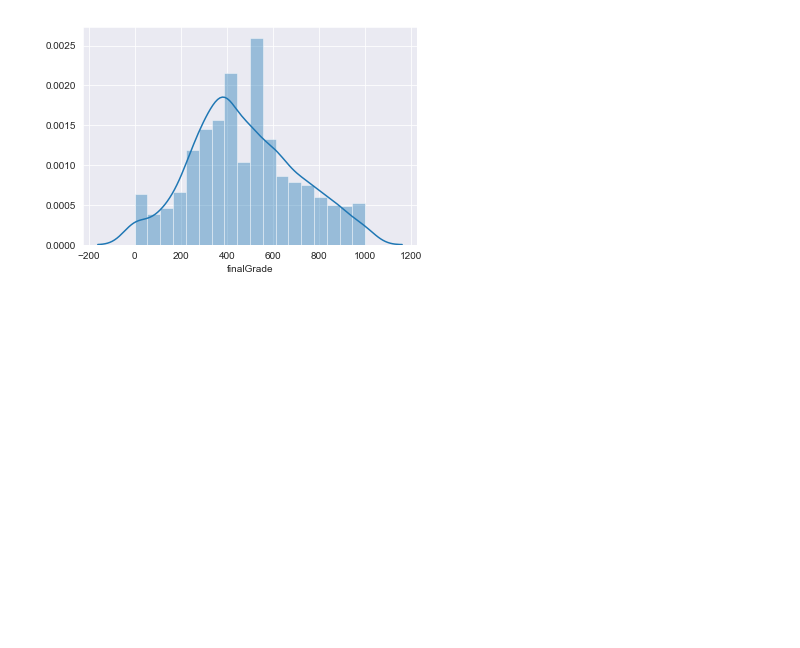
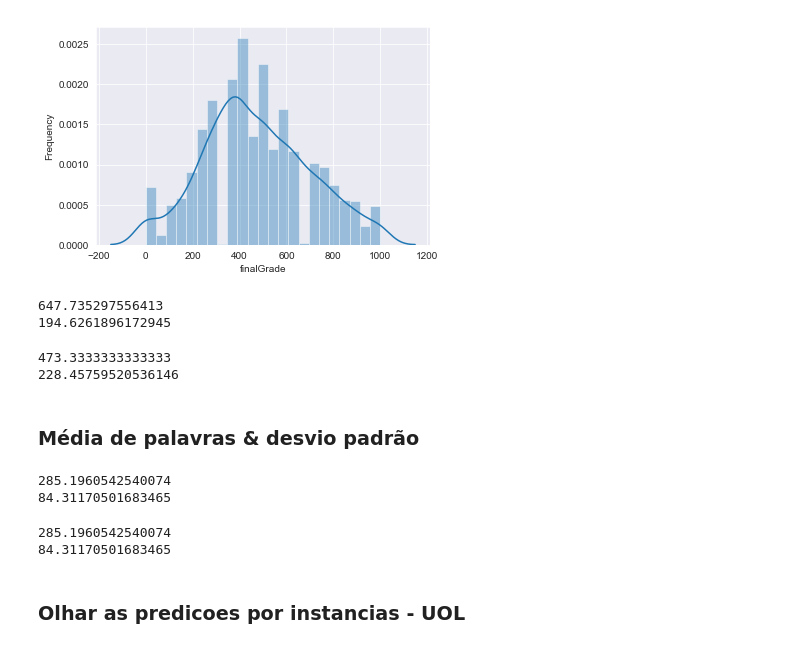
Before and after one commit to evelinamorim/aes-featureanalysis, a Jupyter notebook: Grade histogram.ipynb, the cells around one changed output. Cells and saved outputs as stored; diff of their text form; code cells hidden in the pictures; blank space fills up the shorter version.

Commit message:
Analise de redacoes com boas predicoes

```diff
--- a/Grade histogram.ipynb
+++ b/Grade histogram.ipynb
@@ -16,7 +17,36 @@ plt.show()
 # %%
-df_uol = pd.read_csv('datav2_train.csv')
+df_uol = pd.read_csv('datav2_skills.csv')
 # %%
 sns.distplot(df_uol.finalGrade)
-plt.show()
+plt.ylabel('Frequency')
+plt.savefig('finalgradeDataUol.png', dpi=1200)
 # %% [output]
-[figure, old version]
+[figure, new version]
+# %%
+print(df_train.finalGrade.mean())
+print(df_train.finalGrade.std())
+# %% [output]
+647.735297556413
+194.6261896172945
+# %%
+print(df_uol.finalGrade.mean())
+print(df_uol.finalGrade.std())
+# %% [output]
+473.3333333333333
+228.45759520536146
+# %% [markdown]
+### Média de palavras & desvio padrão
+# %%
+print(df_train.NumberTokens.mean())
+print(df_train.NumberTokens.std())
+# %% [output]
+285.1960542540074
+84.31170501683465
+# %%
+print(df_uol.NumberTokens.mean())
+print(df_uol.NumberTokens.std())
+# %% [output]
+285.1960542540074
+84.31170501683465
+# %% [markdown]
+### Olhar as predicoes por instancias - UOL
```
Also changed, not shown: parts of 13 cells of this notebook, 2 other files.
